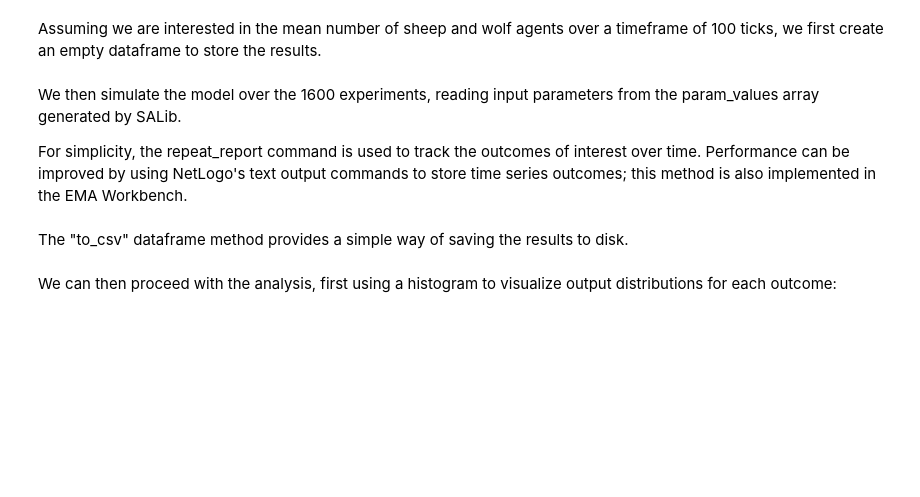
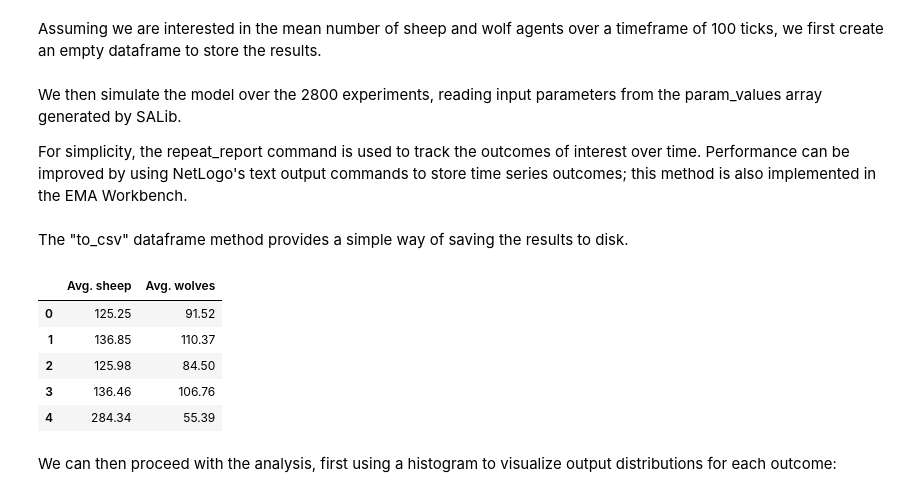
Before and after one commit to quaquel/pynetlogo_jasss, a Jupyter notebook: Example/pyNetLogo demo - SALib.ipynb, the cells around one changed output. Drawn from its saved outputs; the diff is of its cells as text; code cells hidden in the pictures; blank space fills up the shorter version.

```diff
--- a/Example/pyNetLogo demo - SALib.ipynb
+++ b/Example/pyNetLogo demo - SALib.ipynb
@@ -52,7 +52,7 @@ Assuming we are interested in the mean number of sheep and wolf agents over a ti
 # %%
 results = pd.DataFrame(columns=['Avg. sheep', 'Avg. wolves'])
 # %% [markdown]
-We then simulate the model over the 1600 experiments, reading input parameters from the param_values array generated by SALib.
+We then simulate the model over the 2800 experiments, reading input parameters from the param_values array generated by SALib.
 
 For simplicity, the repeat_report command is used to track the outcomes of interest over time. Performance can be improved by using NetLogo's text output commands to store time series outcomes; this method is also implemented in the EMA Workbench.
 # %%
@@ -82,3 +84,12 @@ results.to_csv('Sobol_JASSS.csv')
+# %%
+results.head(5)
+# %% [output]
+|  | Avg. sheep | Avg. wolves |
+| 0 | 125.25 | 91.52 |
+| 1 | 136.85 | 110.37 |
+| 2 | 125.98 | 84.50 |
+| 3 | 136.46 | 106.76 |
+| 4 | 284.34 | 55.39 |
 # %% [markdown]
 We can then proceed with the analysis, first using a histogram to visualize output distributions for each outcome:
 # %%
```
Also changed, not shown: parts of 4 cells of this notebook, 13 other files.
